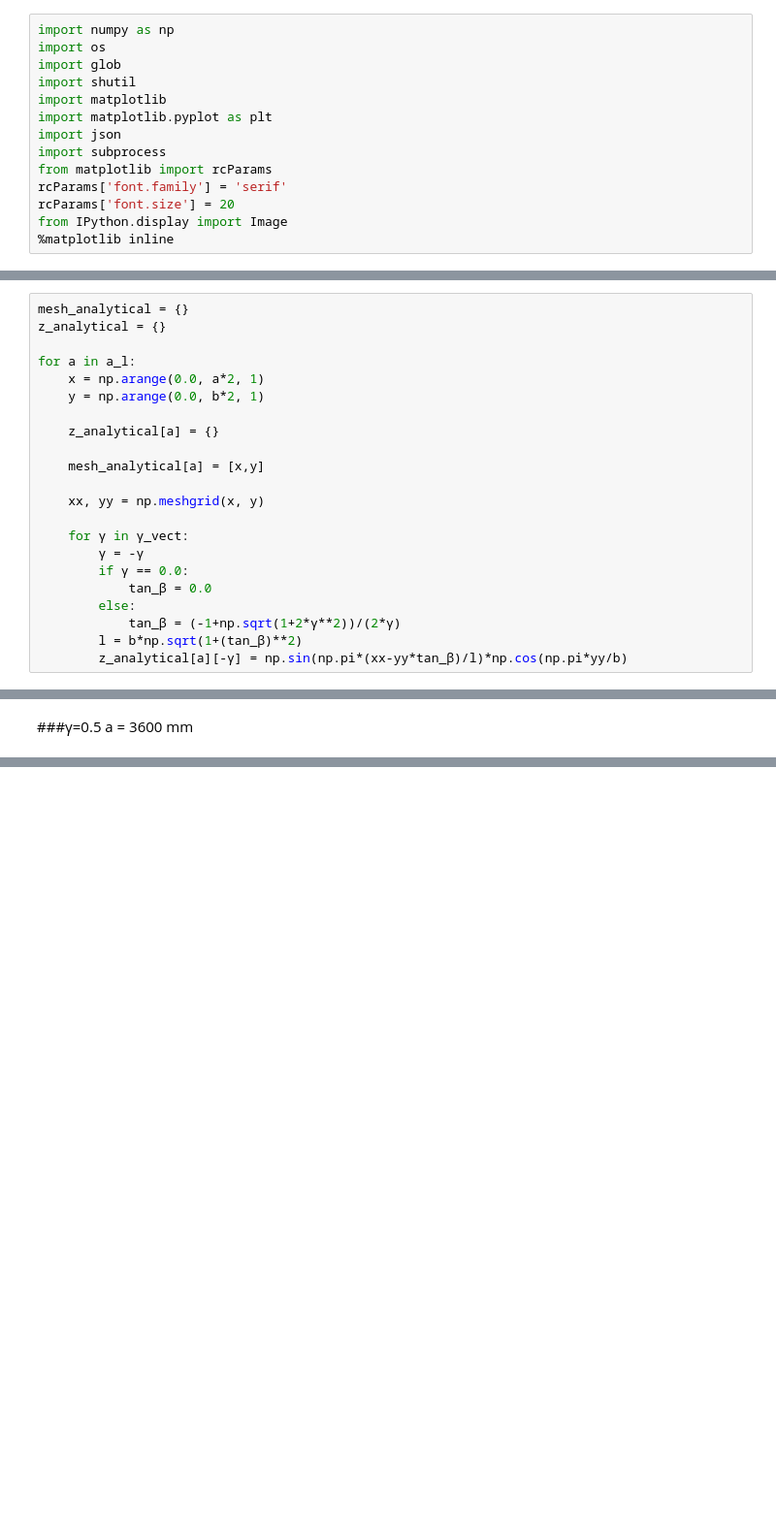
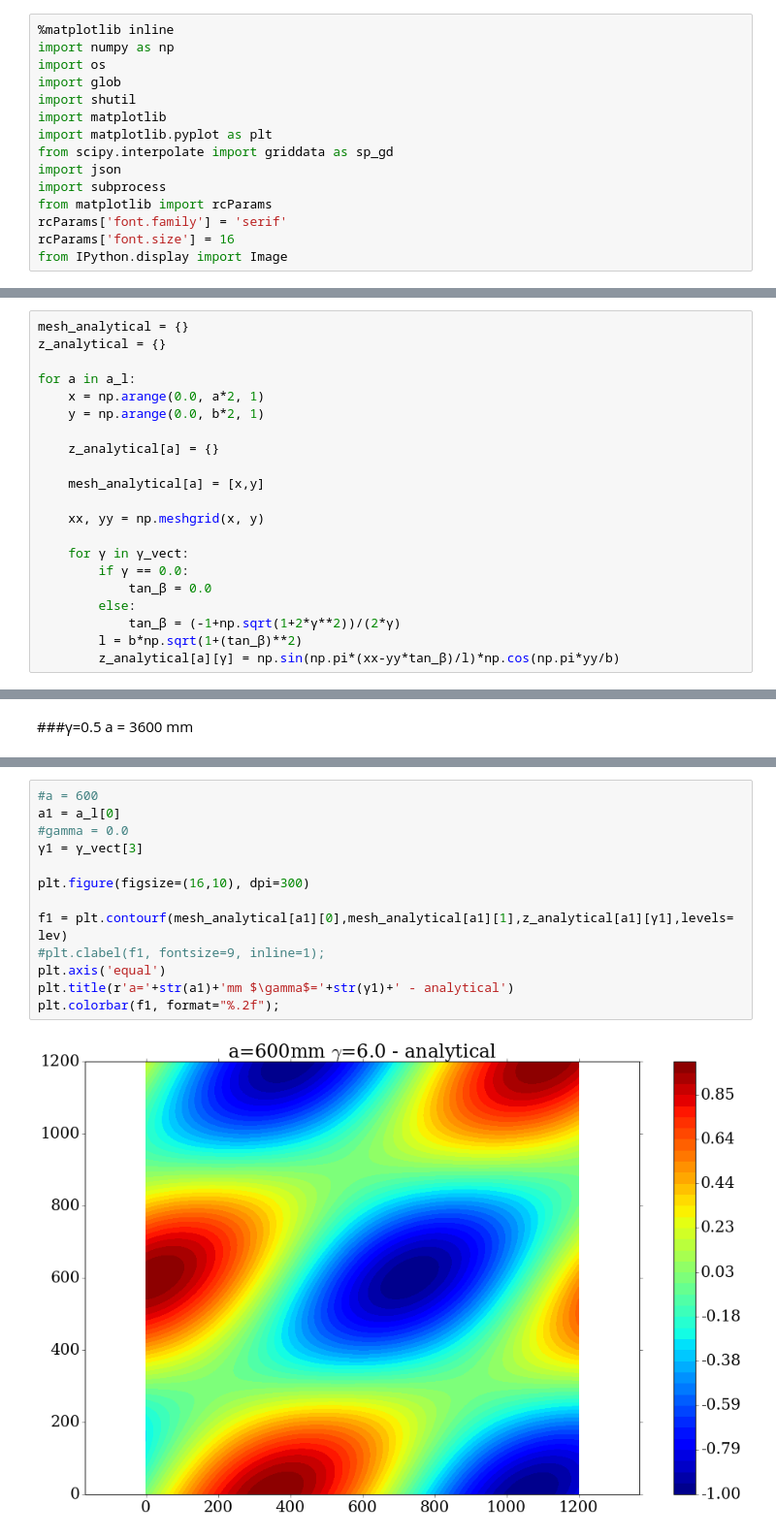
Before and after one commit to Ccaccia73/NLAAS-Labs, a Jupyter notebook: lab08.ipynb, the cells around one changed output, grey strips where cells are left out. Shown at 97% size. Drawn from its saved outputs; the diff is of its cells as text; blank space fills up the shorter version.

```diff
--- a/lab08.ipynb
+++ b/lab08.ipynb
@@ -1,17 +1,18 @@
 # %%
+%matplotlib inline
 import numpy as np
 import os
 import glob
 import shutil
 import matplotlib
 import matplotlib.pyplot as plt
+from scipy.interpolate import griddata as sp_gd
 import json
 import subprocess
 from matplotlib import rcParams
 rcParams['font.family'] = 'serif'
-rcParams['font.size'] = 20
+rcParams['font.size'] = 16
 from IPython.display import Image
-%matplotlib inline
 # %% [markdown]
 # Lab 8: Buckling behavior under compression and shear
 # %% [markdown]
@@ -541,13 +565,12 @@ for a in a_l:
     xx, yy = np.meshgrid(x, y)
 
     for γ in γ_vect:
-        γ = -γ
         if γ == 0.0:
             tan_β = 0.0
         else:
             tan_β = (-1+np.sqrt(1+2*γ**2))/(2*γ)
         l = b*np.sqrt(1+(tan_β)**2)
-        z_analytical[a][-γ] = np.sin(np.pi*(xx-yy*tan_β)/l)*np.cos(np.pi*yy/b)
+        z_analytical[a][γ] = np.sin(np.pi*(xx-yy*tan_β)/l)*np.cos(np.pi*yy/b)
 # %% [markdown]
 ##Plot
 # %%
@@ -655,0 +767,15 @@ for act_t in cs_z.keys():
+# %%
+#a = 600
+a1 = a_l[0]
+#gamma = 0.0
+γ1 = γ_vect[3]
+
+plt.figure(figsize=(16,10), dpi=300)
+
+f1 = plt.contourf(mesh_analytical[a1][0],mesh_analytical[a1][1],z_analytical[a1][γ1],levels= lev)
+#plt.clabel(f1, fontsize=9, inline=1);
+plt.axis('equal')
+plt.title(r'a='+str(a1)+'mm $\gamma$='+str(γ1)+' - analytical')
+plt.colorbar(f1, format="%.2f");
+# %% [output]
+[figure, added]
```
Also changed, not shown: parts of 22 cells of this notebook, 2 other files.
